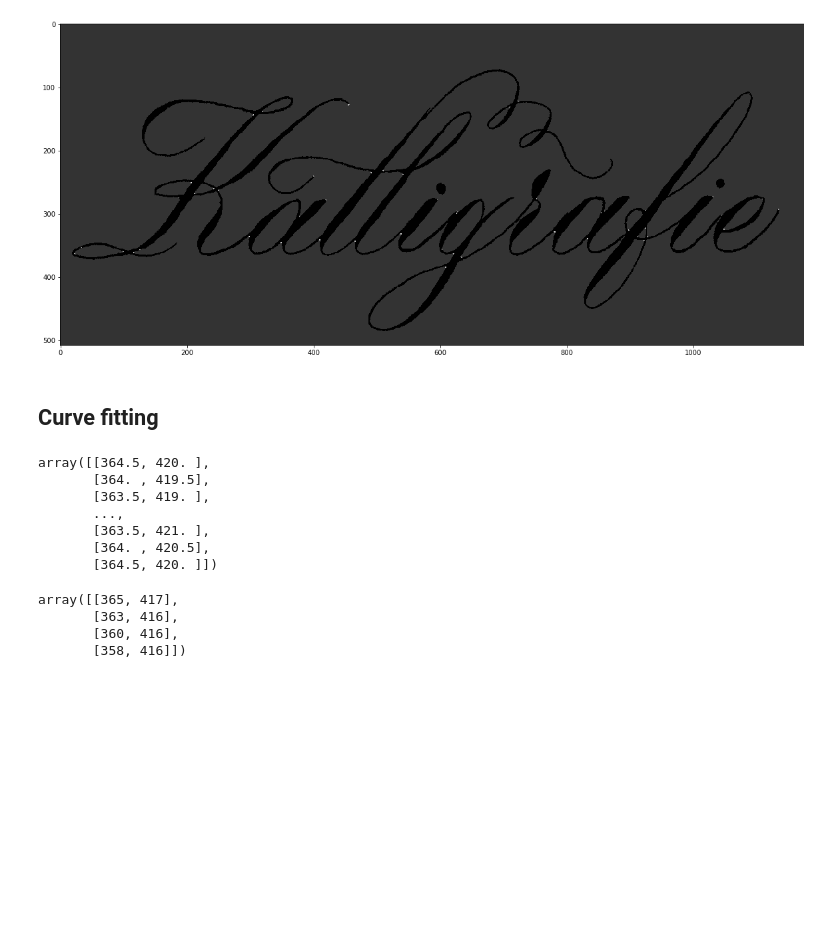
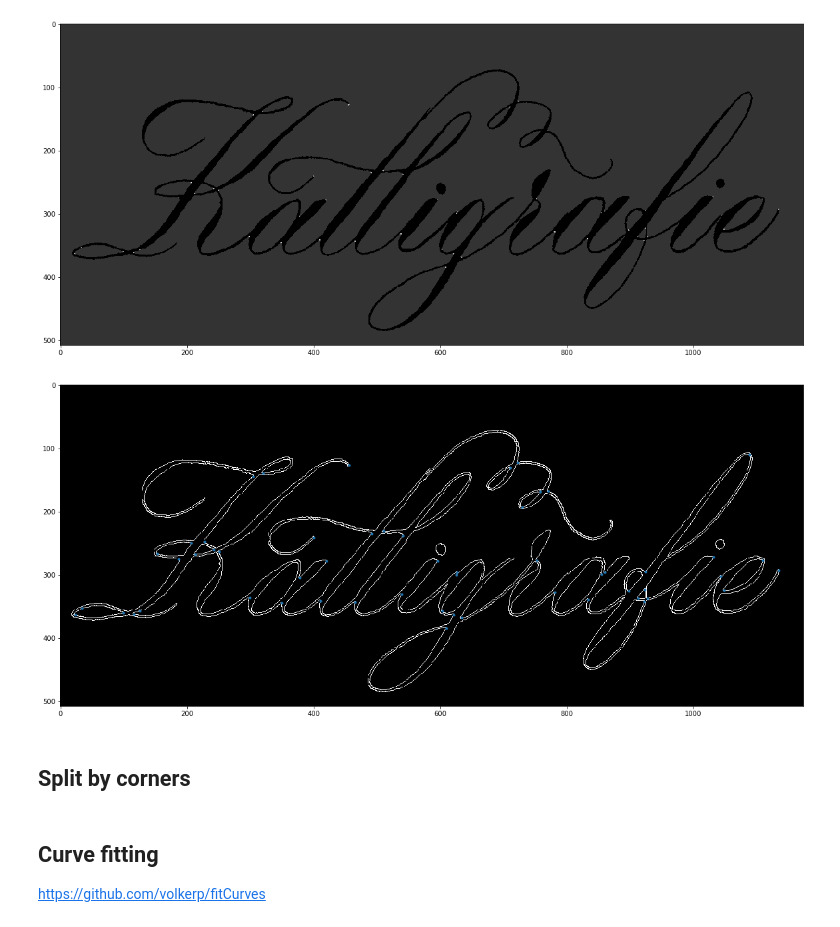
Before and after one commit to wechtits19/calligraphy-vectorization, a Jupyter notebook: test.ipynb, the cells around one changed output. Cells and saved outputs as stored; diff of their text form; code cells hidden in the pictures; blank space fills up the shorter version.

```diff
--- a/test.ipynb
+++ b/test.ipynb
@@ -133,3 +129,20 @@ ax.imshow(corners, interpolation='nearest', cmap='gray', alpha=0.8)
 plt.show()
 # %% [output]
 [figure]
+# %%
+from skimage.feature import peak_local_max
+
+corner_coords = peak_local_max(corners)
+# Move coordinates onto contour
+for coord in corner_coords:
+    distances = np.sqrt((contour_img[0] - coord[0]) ** 2 + (contour_img[1] - coord[1]) ** 2)
+    coord = np.argmin(distances)
+
+fig, ax = plt.subplots()
+ax.imshow(contour_img, cmap=plt.cm.gray, interpolation='nearest')
+ax.plot(corner_coords[:, 1], corner_coords[:, 0], antialiased=False, marker='.', linestyle='none')
+plt.show()
+# %% [output]
+[figure, added]
+# %% [markdown]
+## Split by corners
@@ -136,2 +178,3 @@ plt.show()
 # %% [markdown]
 ## Curve fitting
+https://github.com/volkerp/fitCurves
@@ -167,24 +180,0 @@ def lsqfit(points,M):
-# %%
-contour = contours[6]
-contour
-# %% [output]
-array([[364.5, 420. ],
-       [364. , 419.5],
-       [363.5, 419. ],
-       ...,
-       [363.5, 421. ],
-       [364. , 420.5],
-       [364.5, 420. ]])
-# %%
-contour = contour[:100]
-
-ts = np.array(range(np.shape(contour)[0]), dtype='float')/10
-
-curve = lsqfit(contour, bezierM(ts))
-curve = curve.getA().astype(int) # Matrix -> Array
-curve
-# %% [output]
-array([[365, 417],
-       [363, 416],
-       [360, 416],
-       [358, 416]])
```
Also changed, not shown: parts of 27 cells of this notebook, 7 other files.
